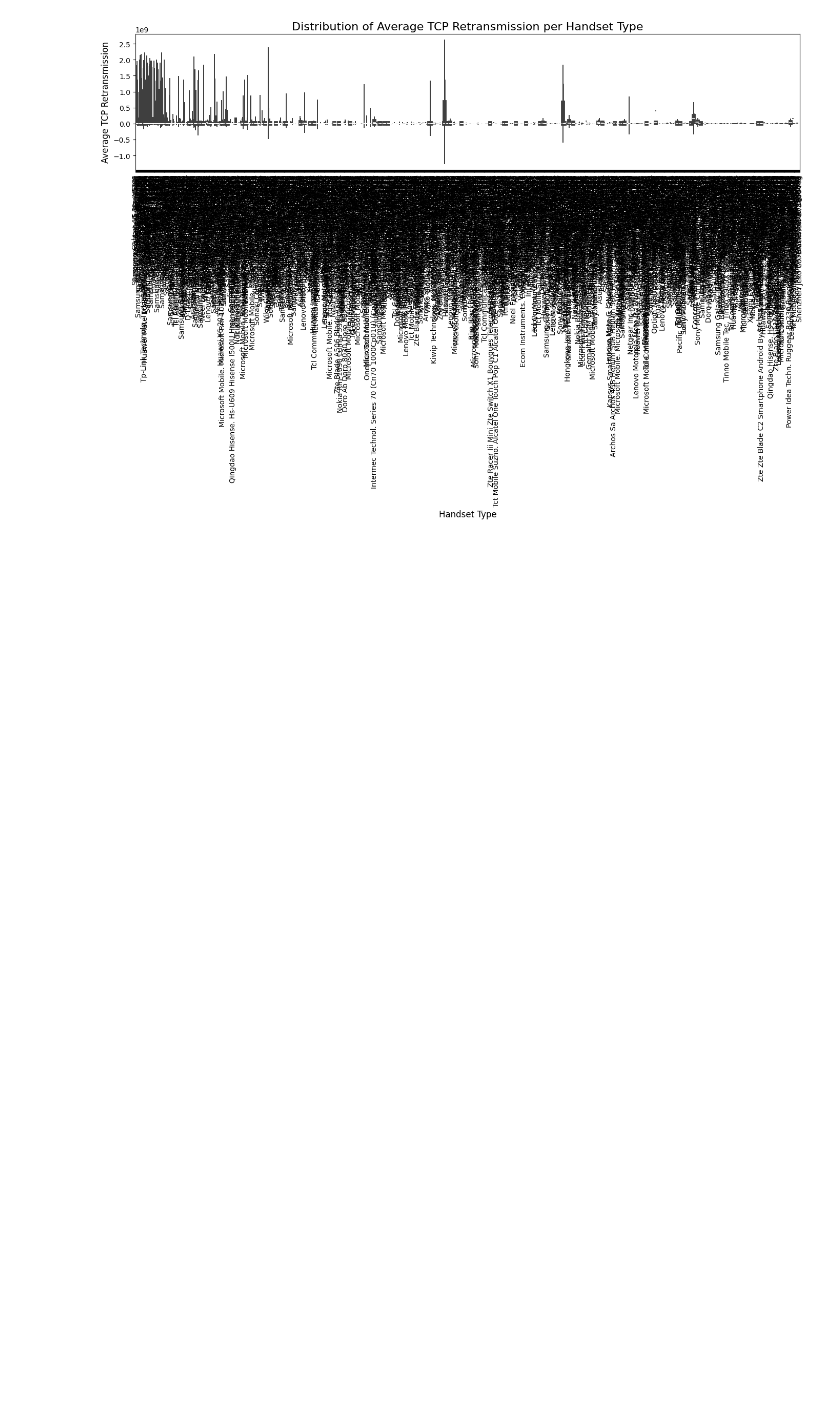
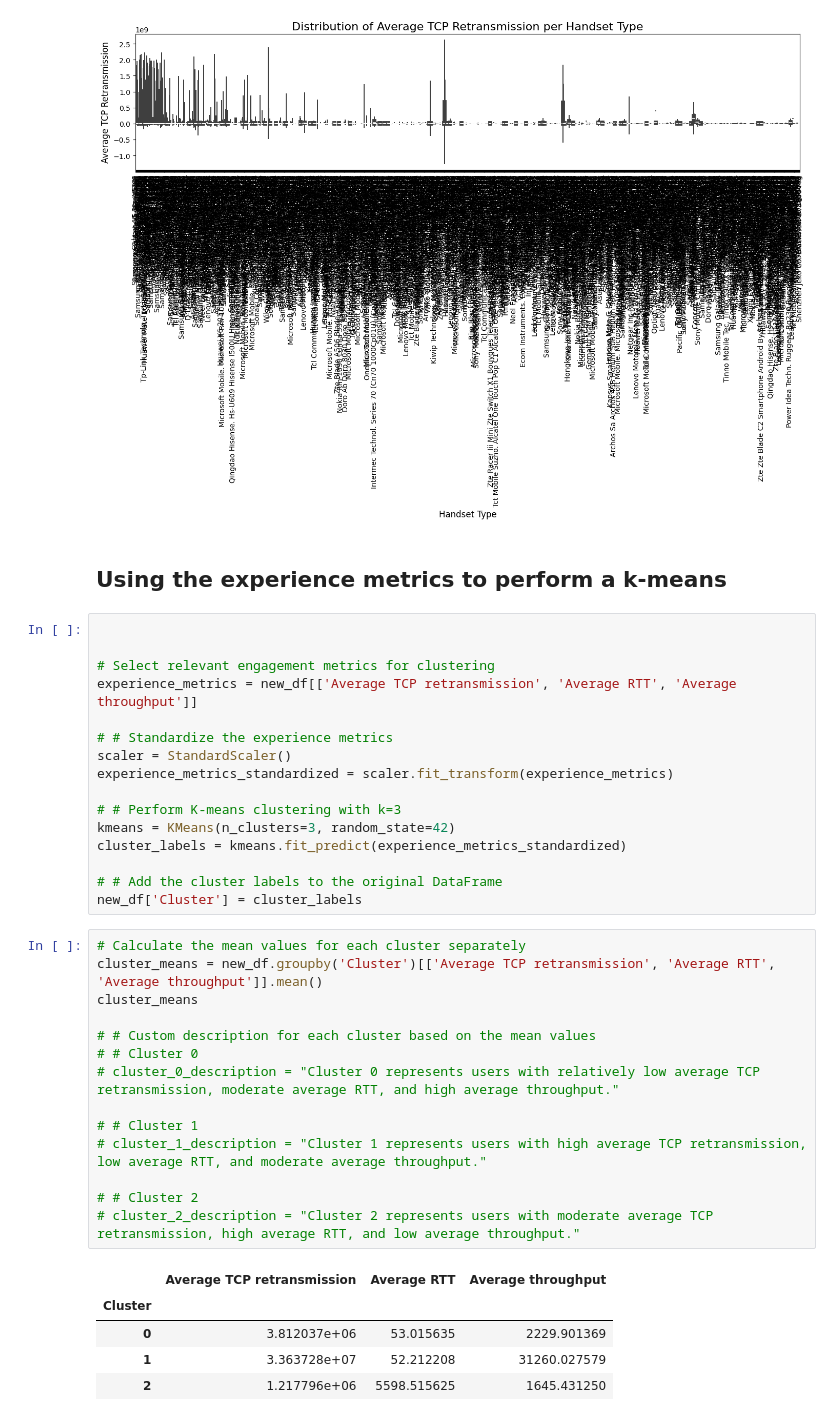
Before and after one commit to mikiiiss/10-Academy-Cohort-B---Weekly-Challenge-Week-1, a Jupyter notebook: Notebook/expierence.ipynb, the cells around one changed output. Drawn from its saved outputs; the diff is of its cells as text; blank space fills up the shorter version.

```diff
--- a/Notebook/expierence.ipynb
+++ b/Notebook/expierence.ipynb
@@ -202,3 +219,41 @@ plt.tight_layout()
 plt.show()
 # %% [output]
 [figure]
+# %% [markdown]
+## Using the experience metrics to perform a k-means
+# %%
+
+
+# Select relevant engagement metrics for clustering
+experience_metrics = new_df[['Average TCP retransmission', 'Average RTT', 'Average throughput']]
+
+# # Standardize the experience metrics
+scaler = StandardScaler()
+experience_metrics_standardized = scaler.fit_transform(experience_metrics)
+
+# # Perform K-means clustering with k=3
+kmeans = KMeans(n_clusters=3, random_state=42)
+cluster_labels = kmeans.fit_predict(experience_metrics_standardized)
+
+# # Add the cluster labels to the original DataFrame
+new_df['Cluster'] = cluster_labels
+# %%
+# Calculate the mean values for each cluster separately
+cluster_means = new_df.groupby('Cluster')[['Average TCP retransmission', 'Average RTT', 'Average throughput']].mean()
+cluster_means
+
+# # Custom description for each cluster based on the mean values
+# # Cluster 0
+# cluster_0_description = "Cluster 0 represents users with relatively low average TCP retransmission, moderate average RTT, and high average throughput."
+
+# # Cluster 1
+# cluster_1_description = "Cluster 1 represents users with high average TCP retransmission, low average RTT, and moderate average throughput."
+
+# # Cluster 2
+# cluster_2_description = "Cluster 2 represents users with moderate average TCP retransmission, high average RTT, and low average throughput."
+# %% [output]
+|  | Average TCP retransmission | Average RTT | Average throughput |
+| Cluster |  |  |  |
+| 0 | 3.812037e+06 | 53.015635 | 2229.901369 |
+| 1 | 3.363728e+07 | 52.212208 | 31260.027579 |
+| 2 | 1.217796e+06 | 5598.515625 | 1645.431250 |
```
Also changed, not shown: parts of 7 cells of this notebook, 25 other files.
